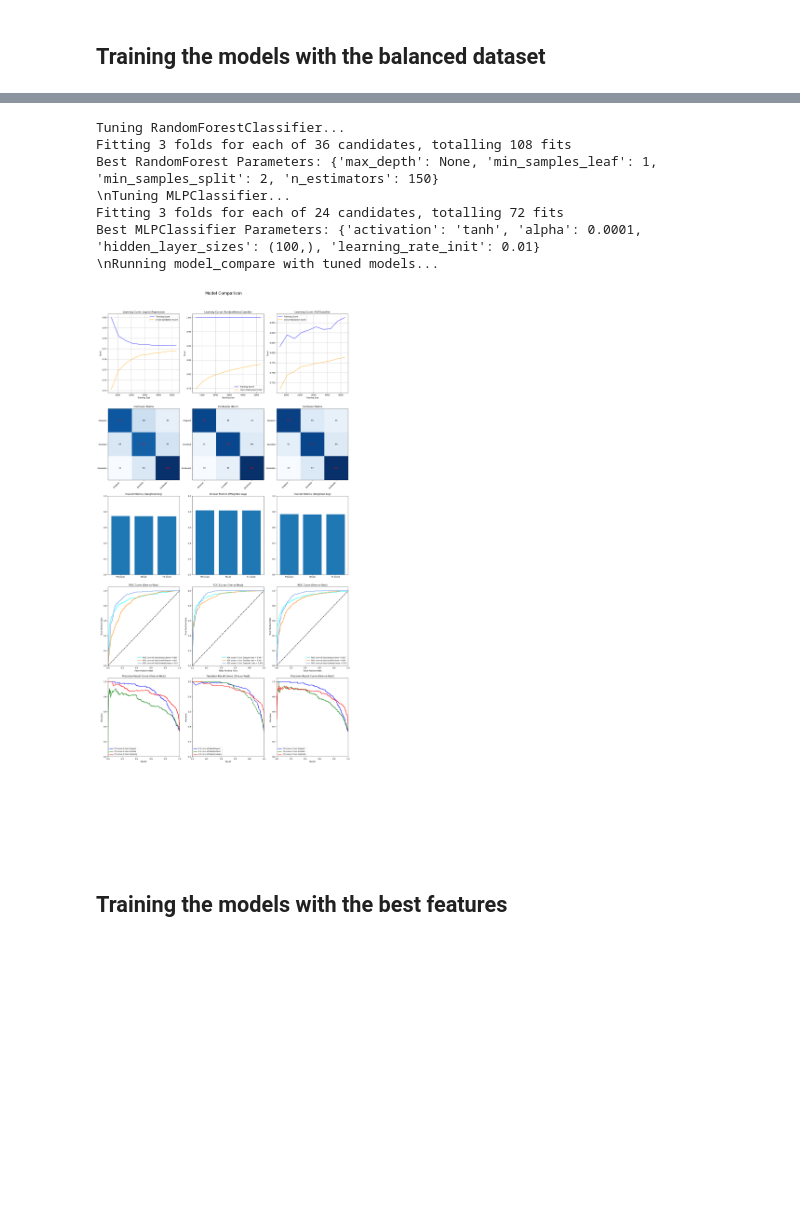
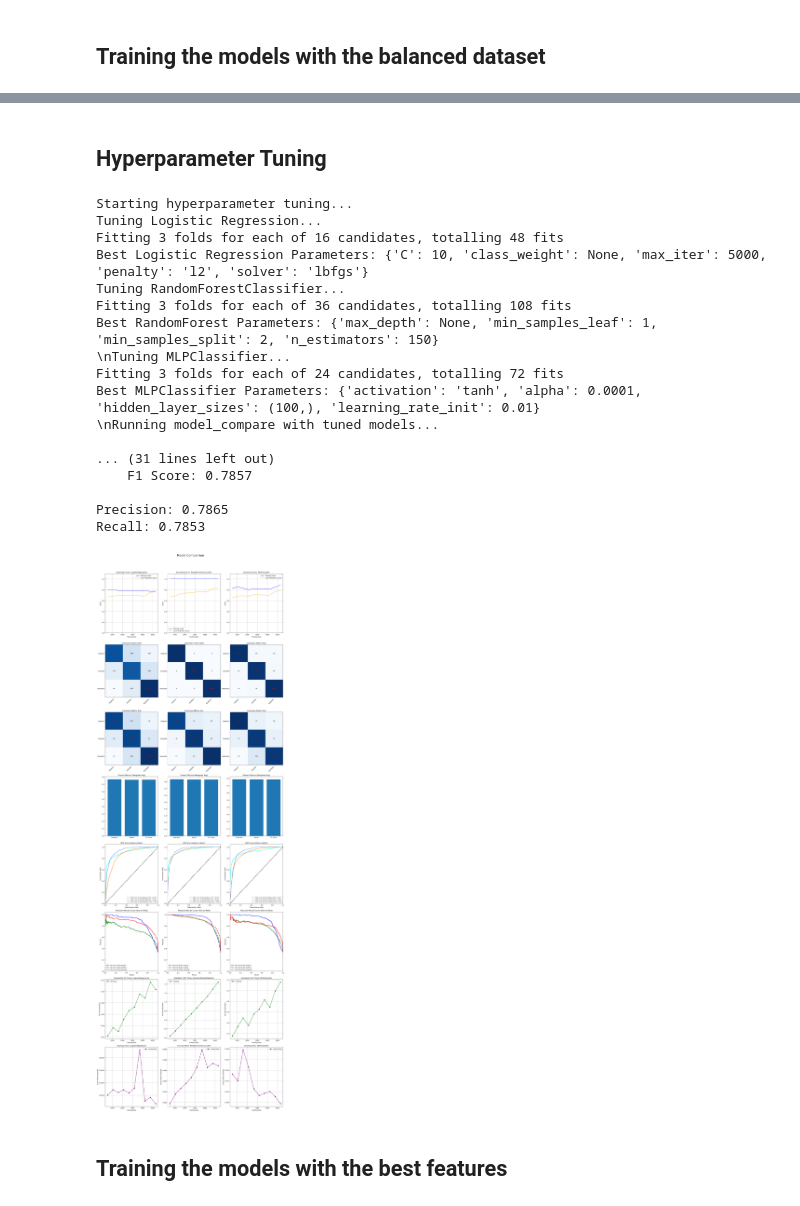
Before and after one commit to brunotavaresz/TAA_Project, a Jupyter notebook: Delivery3.ipynb, the cells around one changed output, grey strips where cells are left out. Drawn from its saved outputs; the diff is of its cells as text; code cells hidden in the pictures; blank space fills up the shorter version.

```diff
--- a/Delivery3.ipynb
+++ b/Delivery3.ipynb
@@ -494,5 +414,7 @@ model_compare([
+# %% [markdown]
+## Hyperparameter Tuning
 # %%
-## Hyperparameter Tuning
+
 from sklearn.model_selection import GridSearchCV
 from sklearn.linear_model import LogisticRegression
 from sklearn.ensemble import RandomForestClassifier
@@ -500,9 +422,28 @@ from sklearn.neural_network import MLPClassifier
 from sklearn.preprocessing import StandardScaler # Ensure this is available if X_resampled is not already scaled
 import pandas as pd # Ensure pandas is imported if you're using X_resampled directly from a DataFrame
 
+print("Starting hyperparameter tuning...")
 
-log_reg = LogisticRegression(max_iter=5000, solver='lbfgs')
 
+# --- Logistic Regression Tuning ---
+print("Tuning Logistic Regression...")
+log_reg = {
+    'solver': ['lbfgs', 'saga'], # solvers that support multi-class
+    'max_iter': [5000], # Increased max_iter for convergence
+    'C': [0.01, 0.1, 1, 10], # Regularization strength
+    'class_weight': [None, 'balanced'], # Handle class imbalance
+    'penalty': ['l2'] # Regularization type, 'l1' is not supported by all solvers
+}
+
+log_reg_grid_search = GridSearchCV(LogisticRegression(random_state=42), log_reg, cv=3, scoring='f1_weighted', n_jobs=-1, verbose=1)
+# Using cv=3 for faster tuning in this example; consider cv=5 for more robust results
+X_resampled_scaled_for_log_reg_tune = StandardScaler().fit_transform(X_resampled)
+log_reg_grid_search.fit(X_resampled_scaled_for_log_reg_tune, y_resampled)
+best_log_reg = log_reg_grid_search.best_estimator_
+print(f"Best Logistic Regression Parameters: {log_reg_grid_search.best_params_}")
+
+
+# --- Random Forest Classifier Tuning ---
 print("Tuning RandomForestClassifier...")
 rf_param_grid = {
     'n_estimators': [100, 150],       # Number of trees
@@ -519,41 +460,46 @@ rf_grid_search.fit(X_resampled, y_resampled) # Fit on the resampled data (unscal
 best_rf = rf_grid_search.best_estimator_
 print(f"Best RandomForest Parameters: {rf_grid_search.best_params_}")
 
 # --- MLP Classifier Tuning ---
 print("\\nTuning MLPClassifier...")
 mlp_param_grid = {
     'hidden_layer_sizes': [(50,), (100,), (50,30)], # Neuron configurations
     'activation': ['relu', 'tanh'],
     'alpha': [0.0001, 0.001],          # L2 regularization
     'learning_rate_init': [0.001, 0.01]
 }
-# Note: MLPClassifier benefits from scaled data for fitting GridSearchCV as well.
-# Let's scale X_resampled just for the MLP GridSearchCV part.
-if isinstance(X_resampled, pd.DataFrame):
-    X_resampled_scaled_for_mlp_tune = StandardScaler().fit_transform(X_resampled.values)
-else:
-    X_resampled_scaled_for_mlp_tune = StandardScaler().fit_transform(X_resampled)
+X_resampled_scaled_for_mlp_tune = StandardScaler().fit_transform(X_resampled)
 
 
 mlp_grid_search = GridSearchCV(MLPClassifier(max_iter=5000, random_state=42, early_stopping=True, n_iter_no_change=10), # Reduced max_iter for faster tuning, added early stopping
                                mlp_param_grid, cv=3, scoring='f1_weighted', n_jobs=-1, verbose=1)
 mlp_grid_search.fit(X_resampled_scaled_for_mlp_tune, y_resampled) # Fit on scaled data for MLP tuning
 best_mlp = mlp_grid_search.best_estimator_
 print(f"Best MLPClassifier Parameters: {mlp_grid_search.best_params_}")
 
 
 # --- Run model_compare with the best estimators ---
 print("\\nRunning model_compare with tuned models...")
-model_compare([log_reg, best_rf, best_mlp], X_resampled, y_resampled)
+model_compare([best_log_reg, best_rf, best_mlp], X_resampled, y_resampled)
 # %% [output]
+Starting hyperparameter tuning...
+Tuning Logistic Regression...
+Fitting 3 folds for each of 16 candidates, totalling 48 fits
+Best Logistic Regression Parameters: {'C': 10, 'class_weight': None, 'max_iter': 5000, 'penalty': 'l2', 'solver': 'lbfgs'}
 Tuning RandomForestClassifier...
 Fitting 3 folds for each of 36 candidates, totalling 108 fits
 Best RandomForest Parameters: {'max_depth': None, 'min_samples_leaf': 1, 'min_samples_split': 2, 'n_estimators': 150}
 \nTuning MLPClassifier...
 Fitting 3 folds for each of 24 candidates, totalling 72 fits
 Best MLPClassifier Parameters: {'activation': 'tanh', 'alpha': 0.0001, 'hidden_layer_sizes': (100,), 'learning_rate_init': 0.01}
 \nRunning model_compare with tuned models...
+
+... (31 lines left out)
+    F1 Score: 0.7857
+
+Precision: 0.7865
+Recall: 0.7853
-[figure, old version]
+[figure, new version]
 # %% [markdown]
 ## Training the models with the best features
 # %%
```
Also changed, not shown: parts of 9 cells of this notebook, 1 other file.
